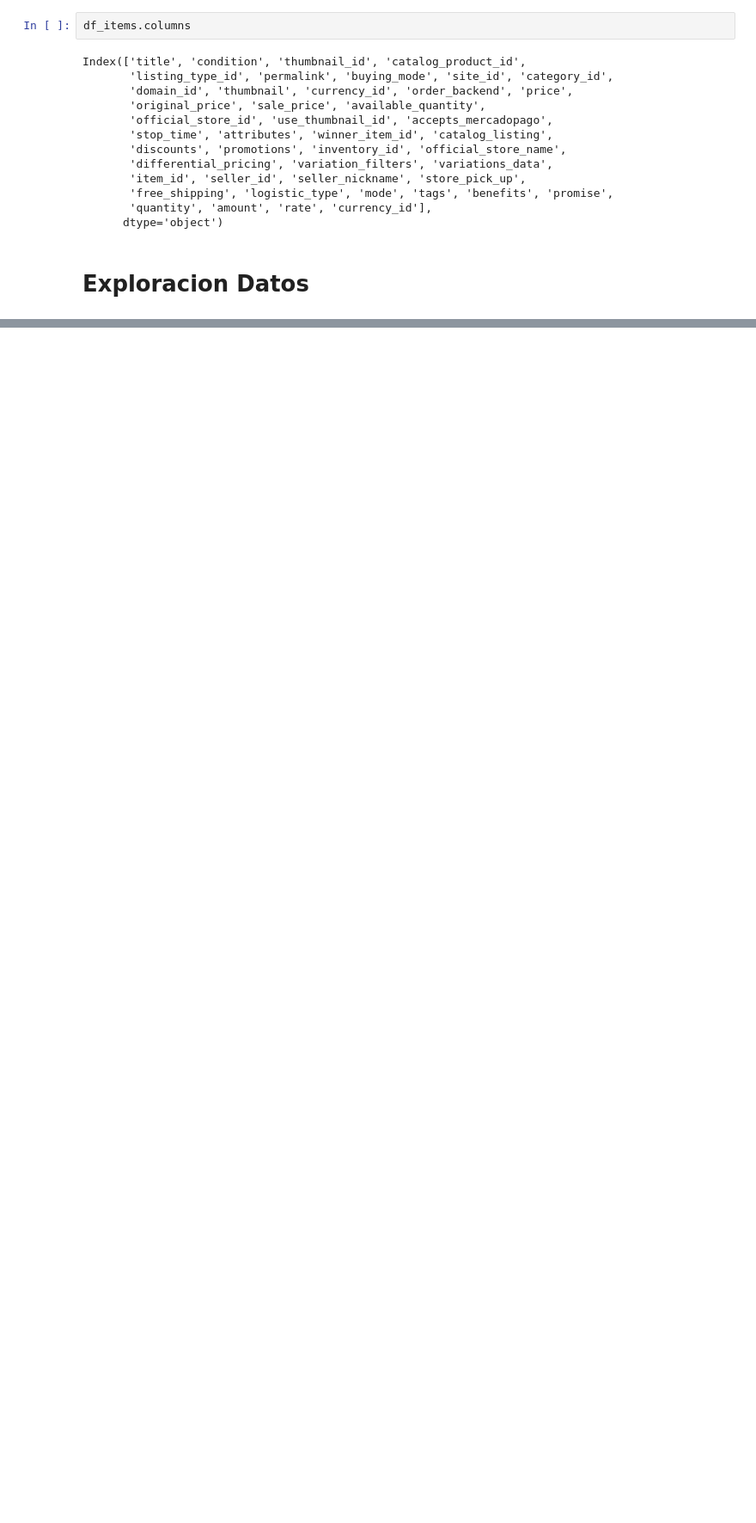
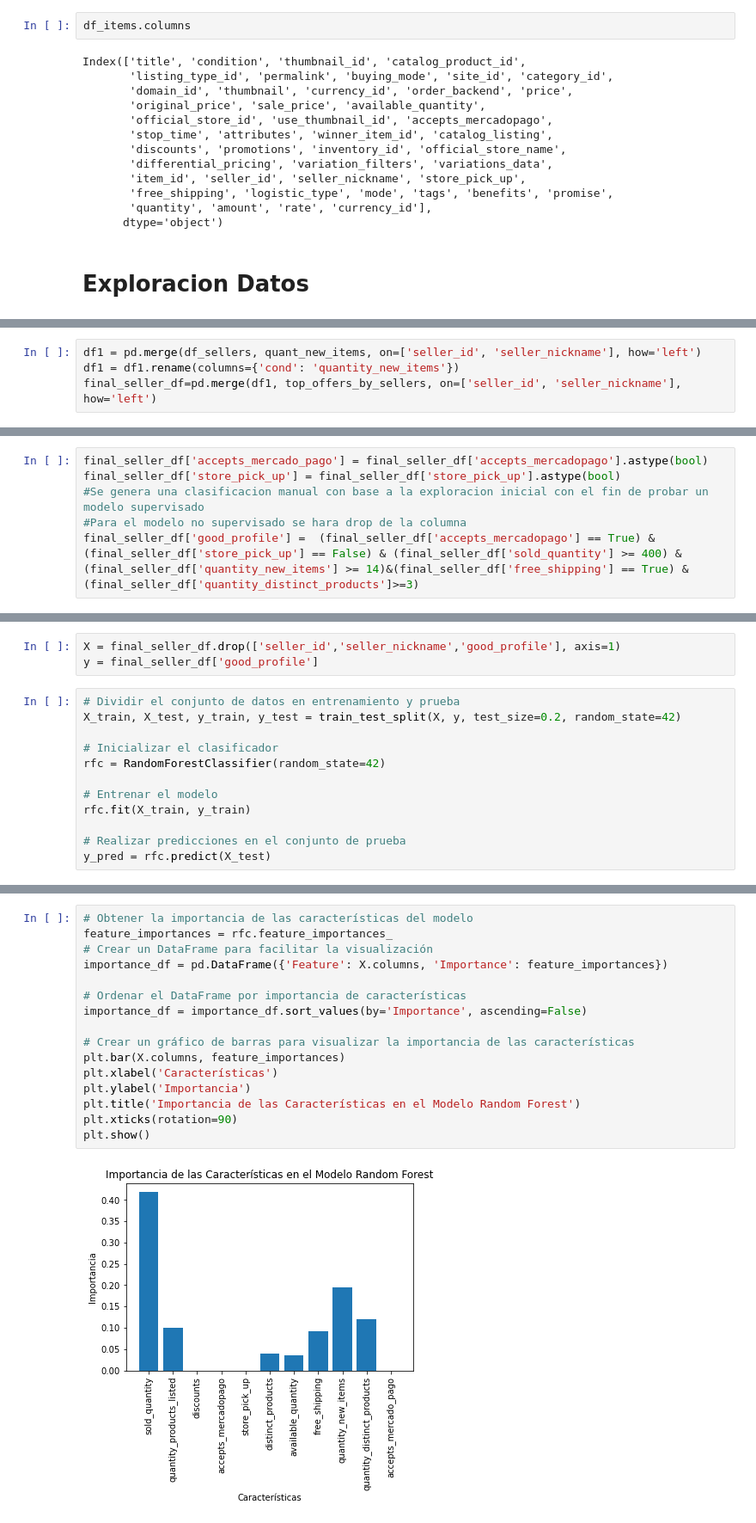
Before and after one commit to jncurrea/Prueba_Tecnica, a Jupyter notebook: prueba_tecnica.ipynb, the cells around one changed output, grey strips where cells are left out. Shown: that part at 86% size. Cells and saved outputs as stored; diff of their text form; blank space fills up the shorter version.

```diff
--- a/prueba_tecnica.ipynb
+++ b/prueba_tecnica.ipynb
@@ -138,0 +215,4 @@ top_sellers.head(15)
+# %%
+df1 = pd.merge(df_sellers, quant_new_items, on=['seller_id', 'seller_nickname'], how='left')
+df1 = df1.rename(columns={'cond': 'quantity_new_items'})
+final_seller_df=pd.merge(df1, top_offers_by_sellers, on=['seller_id', 'seller_nickname'], how='left')
@@ -138,0 +262,6 @@ top_sellers.head(15)
+# %%
+final_seller_df['accepts_mercado_pago'] = final_seller_df['accepts_mercadopago'].astype(bool)
+final_seller_df['store_pick_up'] = final_seller_df['store_pick_up'].astype(bool)
+#Se genera una clasificacion manual con base a la exploracion inicial con el fin de probar un modelo supervisado
+#Para el modelo no supervisado se hara drop de la columna
+final_seller_df['good_profile'] =  (final_seller_df['accepts_mercadopago'] == True) & (final_seller_df['store_pick_up'] == False) & (final_seller_df['sold_quantity'] >= 400) & (final_seller_df['quantity_new_items'] >= 14)&(final_seller_df['free_shipping'] == True) &(final_seller_df['quantity_distinct_products']>=3)
@@ -138,0 +272,15 @@ top_sellers.head(15)
+# %%
+X = final_seller_df.drop(['seller_id','seller_nickname','good_profile'], axis=1)
+y = final_seller_df['good_profile']
+# %%
+# Dividir el conjunto de datos en entrenamiento y prueba
+X_train, X_test, y_train, y_test = train_test_split(X, y, test_size=0.2, random_state=42)
+
+# Inicializar el clasificador
+rfc = RandomForestClassifier(random_state=42)
+
+# Entrenar el modelo
+rfc.fit(X_train, y_train)
+
+# Realizar predicciones en el conjunto de prueba
+y_pred = rfc.predict(X_test)
@@ -138,0 +312,18 @@ top_sellers.head(15)
+# %%
+# Obtener la importancia de las características del modelo
+feature_importances = rfc.feature_importances_
+# Crear un DataFrame para facilitar la visualización
+importance_df = pd.DataFrame({'Feature': X.columns, 'Importance': feature_importances})
+
+# Ordenar el DataFrame por importancia de características
+importance_df = importance_df.sort_values(by='Importance', ascending=False)
+
+# Crear un gráfico de barras para visualizar la importancia de las características
+plt.bar(X.columns, feature_importances)
+plt.xlabel('Características')
+plt.ylabel('Importancia')
+plt.title('Importancia de las Características en el Modelo Random Forest')
+plt.xticks(rotation=90)
+plt.show()
+# %% [output]
+[figure, added]
```
Also changed, not shown: parts of 33 cells of this notebook.
